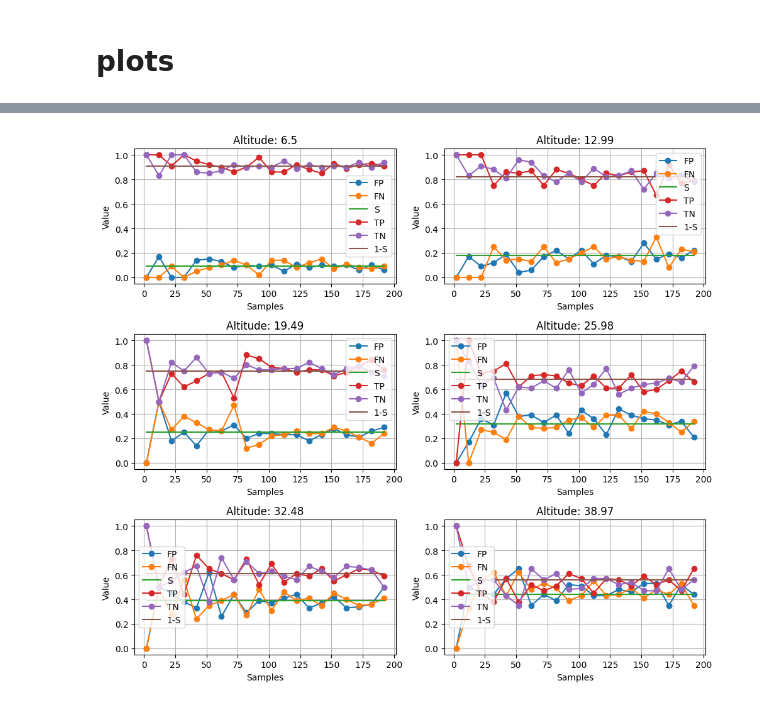
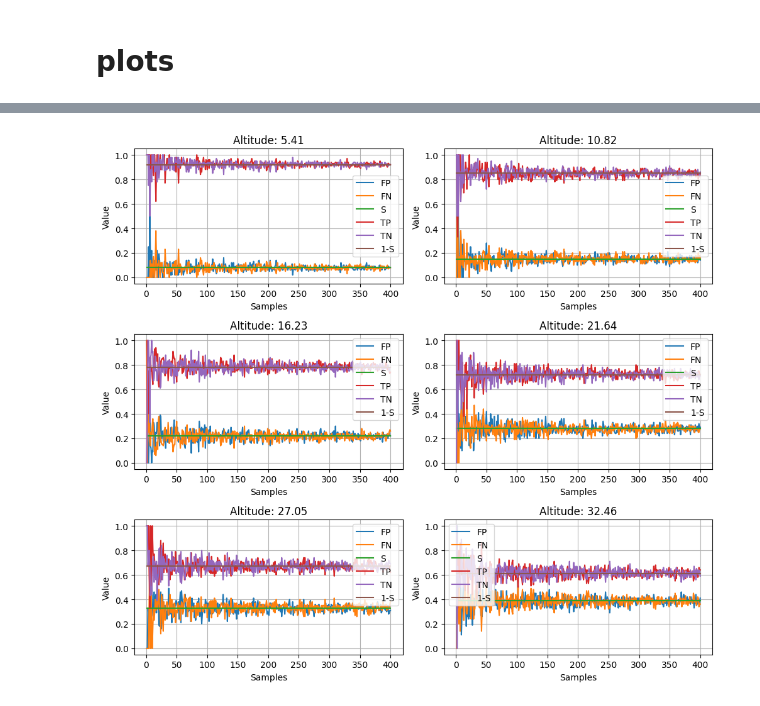
Before and after one commit to botastark/multi-horizon, a Jupyter notebook: src/sampler.ipynb, the cells around one changed output, grey strips where cells are left out. Saved outputs shown, nothing was run; the diff lists cells and outputs as text; code cells hidden in the pictures.

```diff
--- a/src/sampler.ipynb
+++ b/src/sampler.ipynb
@@ -240,11 +245,11 @@ def plot_conf_vs_N(all_data):
 
         # Plot FP, FN, S, TP, TN, and 1-S
         ax = axes[idx]
-        ax.plot(sample_numbers, FP, label="FP", marker="o")
-        ax.plot(sample_numbers, FN, label="FN", marker="o")
+        ax.plot(sample_numbers, FP, label="FP")  # , marker="o")
+        ax.plot(sample_numbers, FN, label="FN")  # , marker="o")
         ax.plot(sample_numbers, S, label="S")
-        ax.plot(sample_numbers, TP, label="TP", marker="o")
-        ax.plot(sample_numbers, TN, label="TN", marker="o")
+        ax.plot(sample_numbers, TP, label="TP")  # , marker="o")
+        ax.plot(sample_numbers, TN, label="TN")  # , marker="o")
         ax.plot(sample_numbers, one_minus_S, label="1-S")
 
         ax.set_title(f"Altitude: {altitude}")
@@ -266,11 +271,13 @@ def plot_conf_vs_N(all_data):
 # altitudes = [5.41, 10.83, 16.24, 21.65, 27.06, 32.48]
 # start = 6.49519052838329
 start = 5.41
+# start = 20
 num_values = 6
 end = num_values * start
 
 
-altitudes = np.round(np.linspace(start, end, num=num_values), decimals=0)
+altitudes = np.round(np.linspace(start, end, num=num_values), decimals=2)
+altitudes = np.round(np.linspace(start, end, num=num_values), decimals=2)
 
 print(altitudes)
 # %% [output]
@@ -338,14 +345,14 @@ for h in altitudes:
 # %%
-N_max = 200
-N_values = list(range(1, N_max + 1, 5))
-N_values = N_values[0 : int(len(N_values) / 2)]
+N_max = 400
+N_values = list(range(1, N_max + 1, 1))
+# N_values = N_values[0 : int(len(N_values) )]
 
 all_data = {}
 for i, altitude in enumerate(altitudes):
     all_data[altitude] = {}
     for N in N_values:
-        all_data[altitude][2 * N] = confusion_matrix(altitude, N, asmatrix=False)
+        all_data[altitude][N] = confusion_matrix(altitude, N, asmatrix=False)
 
 plot_conf_vs_N(all_data)
 # %% [output]
-[figure, old version]
+[figure, new version]
```
Also changed, not shown: parts of 5 cells of this notebook, 3 other files.
